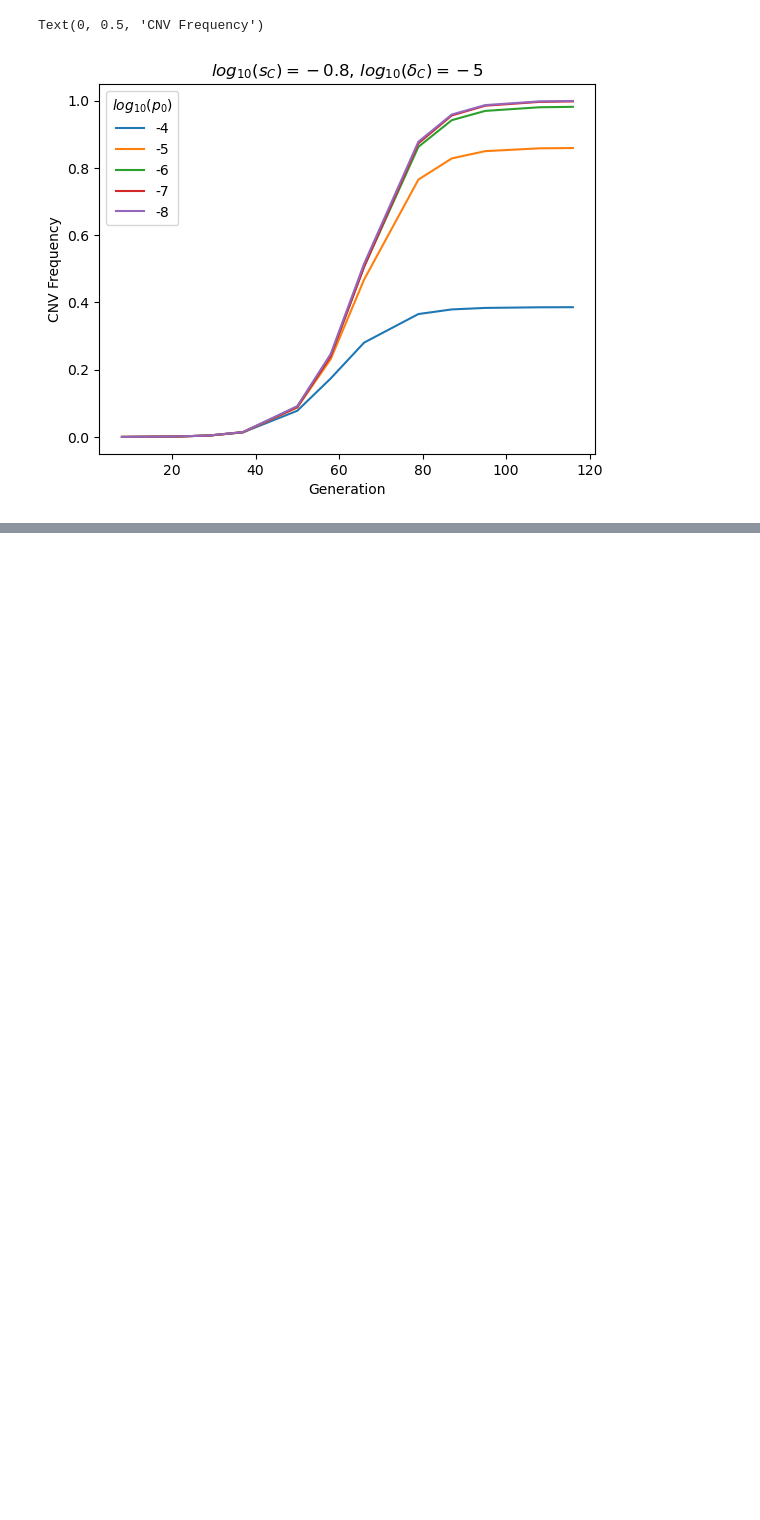
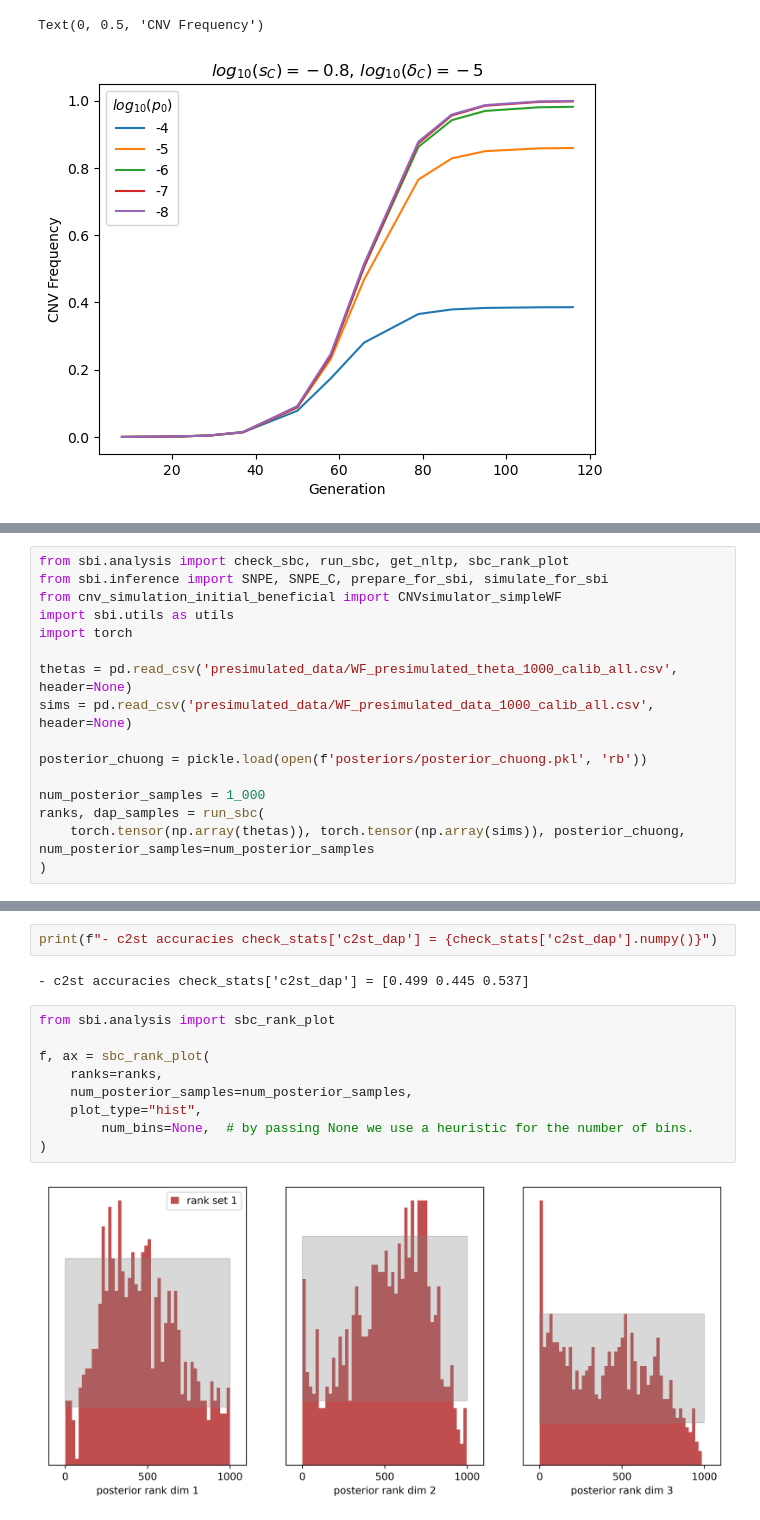
Before and after one commit to yoavram-lab/chuong_et_al, a Jupyter notebook: Simulation Analysis.ipynb, the cells around one changed output, grey strips where cells are left out. Saved outputs shown, nothing was run; the diff lists cells and outputs as text; blank space fills up the shorter version.

Commit message:
Calibration

```diff
--- a/Simulation Analysis.ipynb
+++ b/Simulation Analysis.ipynb
@@ -145,0 +146,16 @@ Text(0, 0.5, 'CNV Frequency')
+# %%
+from sbi.analysis import check_sbc, run_sbc, get_nltp, sbc_rank_plot
+from sbi.inference import SNPE, SNPE_C, prepare_for_sbi, simulate_for_sbi
+from cnv_simulation_initial_beneficial import CNVsimulator_simpleWF
+import sbi.utils as utils
+import torch
+
+thetas = pd.read_csv('presimulated_data/WF_presimulated_theta_1000_calib_all.csv', header=None)
+sims = pd.read_csv('presimulated_data/WF_presimulated_data_1000_calib_all.csv', header=None)
+
+posterior_chuong = pickle.load(open(f'posteriors/posterior_chuong.pkl', 'rb'))
+
+num_posterior_samples = 1_000
+ranks, dap_samples = run_sbc(
+    torch.tensor(np.array(thetas)), torch.tensor(np.array(sims)), posterior_chuong, num_posterior_samples=num_posterior_samples
+)
@@ -145,0 +180,15 @@ Text(0, 0.5, 'CNV Frequency')
+# %%
+print(f"- c2st accuracies check_stats['c2st_dap'] = {check_stats['c2st_dap'].numpy()}")
+# %% [output]
+- c2st accuracies check_stats['c2st_dap'] = [0.499 0.445 0.537]
+# %%
+from sbi.analysis import sbc_rank_plot
+
+f, ax = sbc_rank_plot(
+    ranks=ranks,
+    num_posterior_samples=num_posterior_samples,
+    plot_type="hist",
+        num_bins=None,  # by passing None we use a heuristic for the number of bins.
+)
+# %% [output]
+[figure, added]
```
Also changed, not shown: parts of 11 cells of this notebook.
